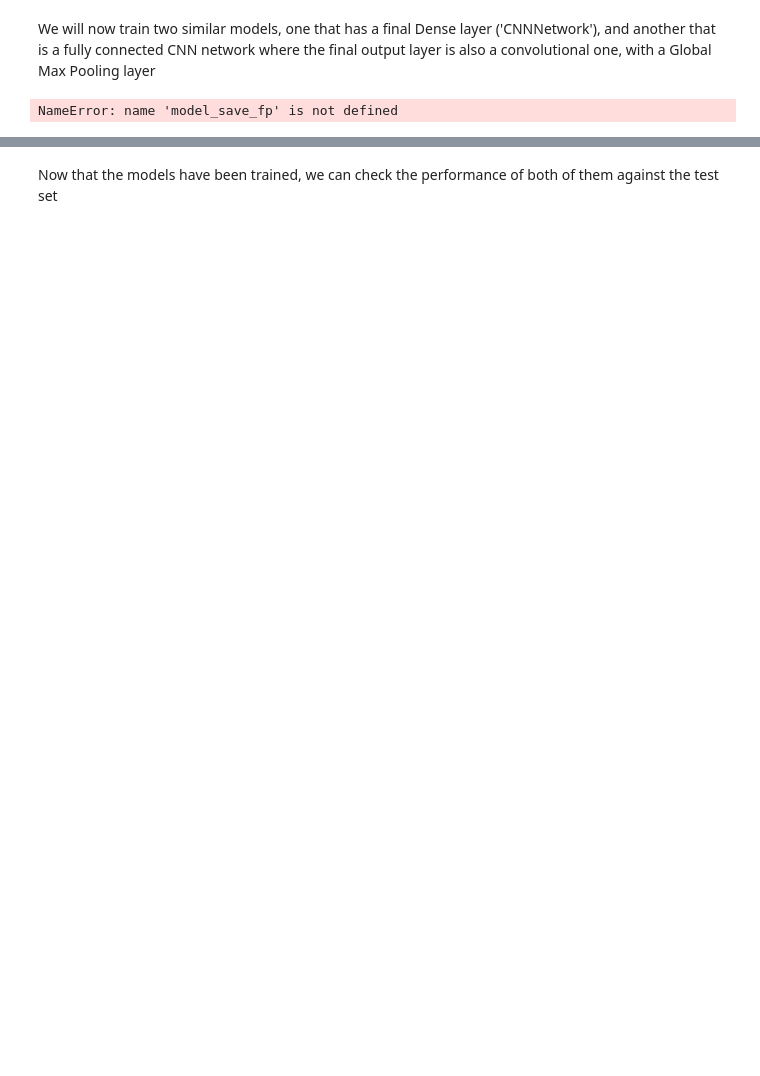
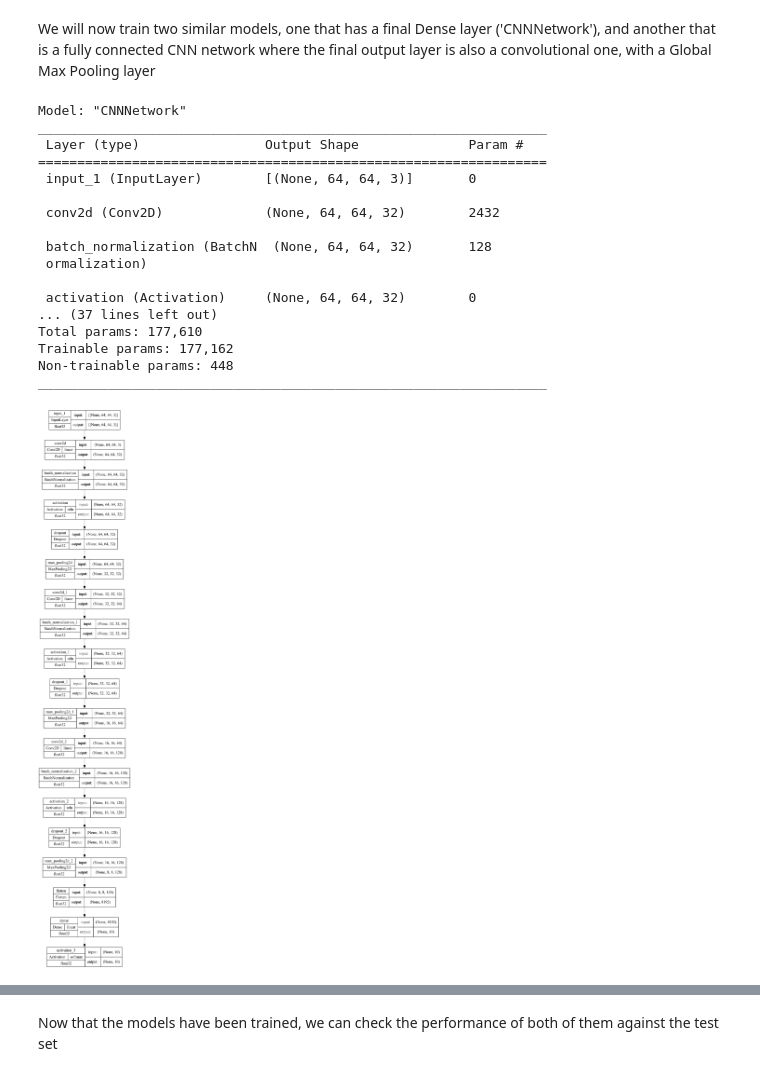
Before and after one commit to rondinini/deeplearning, a Jupyter notebook: eurosat.ipynb, the cells around one changed output, grey strips where cells are left out. Cells and saved outputs as stored; diff of their text form; code cells hidden in the pictures; blank space fills up the shorter version.

Commit message:
clean up of notebook and added graph

```diff
--- a/eurosat.ipynb
+++ b/eurosat.ipynb
@@ -73,12 +78,32 @@ train_dataset = train_dataset.shuffle(2000, reshuffle_each_iteration=True).repea
 validation_dataset = validation_dataset.repeat().batch(batch_size).prefetch(tf.data.AUTOTUNE)
 # %% [markdown]
 We will now train two similar models, one that has a final Dense layer ('CNNNetwork'), and another that is a fully connected CNN network where the final output layer is also a convolutional one, with a Global Max Pooling layer
+# %%
+name = 'CNNNetwork'
+artifacts_path = model_save_fp / Path(name)
+tensorboard_run_path = tensorboard_logdir / Path(name) / Path(str(datetime.datetime.now()))
+model = CNNNetwork(name=name, filepath=artifacts_path)
+model = model.connect_layers()
+# %% [output]
+Model: "CNNNetwork"
+_________________________________________________________________
+ Layer (type)                Output Shape              Param #
+=================================================================
+ input_1 (InputLayer)        [(None, 64, 64, 3)]       0
+
+ conv2d (Conv2D)             (None, 64, 64, 32)        2432
+
+ batch_normalization (BatchN  (None, 64, 64, 32)       128
+ ormalization)
+
+ activation (Activation)     (None, 64, 64, 32)        0
+... (37 lines left out)
+Total params: 177,610
+Trainable params: 177,162
+Non-trainable params: 448
+_________________________________________________________________
+[figure, added]
 # %%
-name = 'CNNNetwork'
-artifacts_path = model_save_fp / Path(name)
-tensorboard_run_path = tensorboard_logdir / Path(name)
-model = CNNNetwork(name=name, filepath=artifacts_path)
-model = model.connect_layers()
 epochs = 100
 model.fit(
     x=train_dataset,
@@ -90,5 +115,3 @@ model.fit(
 )
 model.save(artifacts_path)
 _log.info(f"Saved {model.name} in folder {artifacts_path}")
-# %% [output]
-NameError: name 'model_save_fp' is not defined
```
Also changed, not shown: parts of 8 cells of this notebook, 1 other file.
